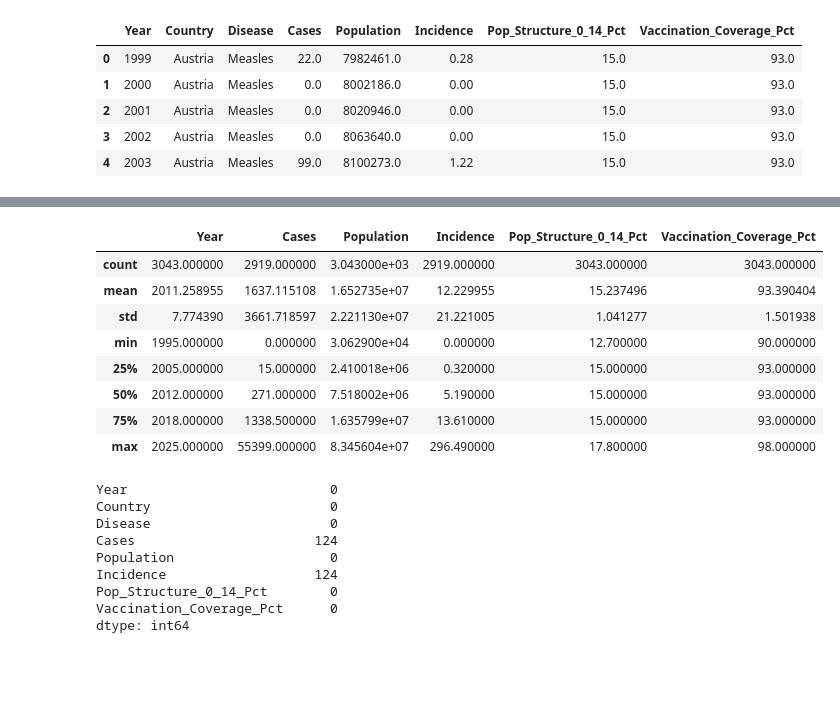
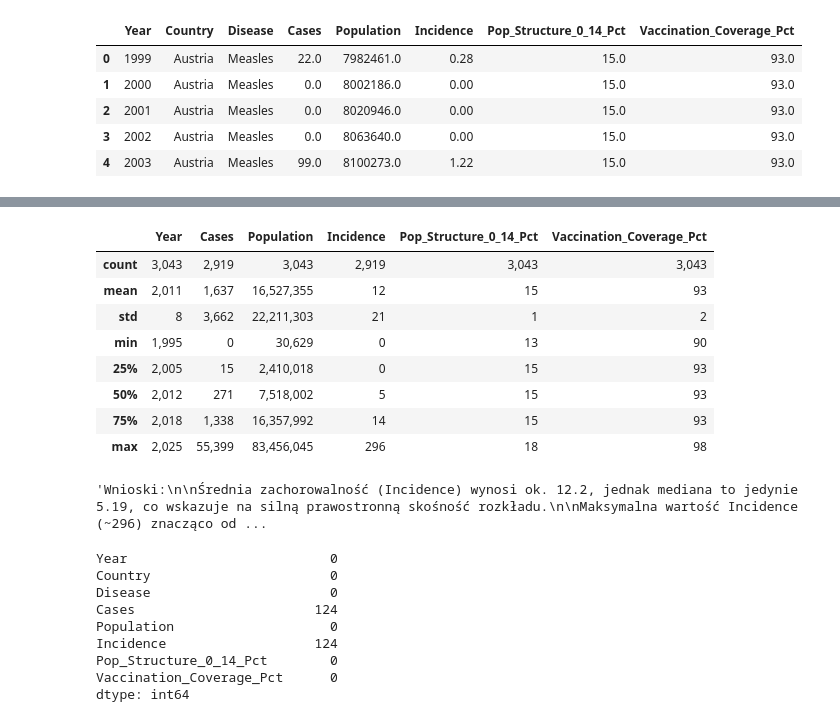
Before and after one commit to Baartek57548/ProjektChorobyZakazne, a Jupyter notebook: data_works/trends.ipynb, the cells around one changed output, grey strips where cells are left out. Saved outputs shown, nothing was run; the diff lists cells and outputs as text; code cells hidden in the pictures; blank space fills up the shorter version.

```diff
--- a/data_works/trends.ipynb
+++ b/data_works/trends.ipynb
@@ -35,17 +35,33 @@ Data columns (total 8 columns):
 dtypes: float64(5), int64(1), object(2)
 memory usage: 190.3+ KB
 # %%
+pd.options.display.float_format = '{:,.0f}'.format
 df.describe()
 # %% [output]
 |  | Year | Cases | Population | Incidence | Pop_Structure_0_14_Pct | Vaccination_Coverage_Pct |
-| count | 3043.000000 | 2919.000000 | 3.043000e+03 | 2919.000000 | 3043.000000 | 3043.000000 |
-| mean | 2011.258955 | 1637.115108 | 1.652735e+07 | 12.229955 | 15.237496 | 93.390404 |
-| std | 7.774390 | 3661.718597 | 2.221130e+07 | 21.221005 | 1.041277 | 1.501938 |
-| min | 1995.000000 | 0.000000 | 3.062900e+04 | 0.000000 | 12.700000 | 90.000000 |
-| 25% | 2005.000000 | 15.000000 | 2.410018e+06 | 0.320000 | 15.000000 | 93.000000 |
-| 50% | 2012.000000 | 271.000000 | 7.518002e+06 | 5.190000 | 15.000000 | 93.000000 |
-| 75% | 2018.000000 | 1338.500000 | 1.635799e+07 | 13.610000 | 15.000000 | 93.000000 |
-| max | 2025.000000 | 55399.000000 | 8.345604e+07 | 296.490000 | 17.800000 | 98.000000 |
+| count | 3,043 | 2,919 | 3,043 | 2,919 | 3,043 | 3,043 |
+| mean | 2,011 | 1,637 | 16,527,355 | 12 | 15 | 93 |
+| std | 8 | 3,662 | 22,211,303 | 21 | 1 | 2 |
+| min | 1,995 | 0 | 30,629 | 0 | 13 | 90 |
+| 25% | 2,005 | 15 | 2,410,018 | 0 | 15 | 93 |
+| 50% | 2,012 | 271 | 7,518,002 | 5 | 15 | 93 |
+| 75% | 2,018 | 1,338 | 16,357,992 | 14 | 15 | 93 |
+| max | 2,025 | 55,399 | 83,456,045 | 296 | 18 | 98 |
+# %%
+"""Wnioski:
+
+Średnia zachorowalność (Incidence) wynosi ok. 12.2, jednak mediana to jedynie 5.19, co wskazuje na silną prawostronną skośność rozkładu.
+
+Maksymalna wartość Incidence (~296) znacząco odbiega od wartości typowych, co sugeruje występowanie epizodów epidemicznych.
+
+Poziom wyszczepienia jest wysoki i stabilny (średnio 93.4%, odchylenie standardowe ~1.5).
+
+Struktura populacji w wieku 0–14 lat wykazuje niewielką zmienność, co oznacza porównywalną demografię między krajami.
+
+📌 Znaczenie analityczne:
+Rozkłady nie są symetryczne → klasyczne średnie należy interpretować ostrożnie."""
+# %% [output]
+'Wnioski:\n\nŚrednia zachorowalność (Incidence) wynosi ok. 12.2, jednak mediana to jedynie 5.19, co wskazuje na silną prawostronną skośność rozkładu.\n\nMaksymalna wartość Incidence (~296) znacząco od ...
 # %%
 df.isna().sum()
 # %% [output]
```
Also changed, not shown: parts of 10 cells of this notebook.
